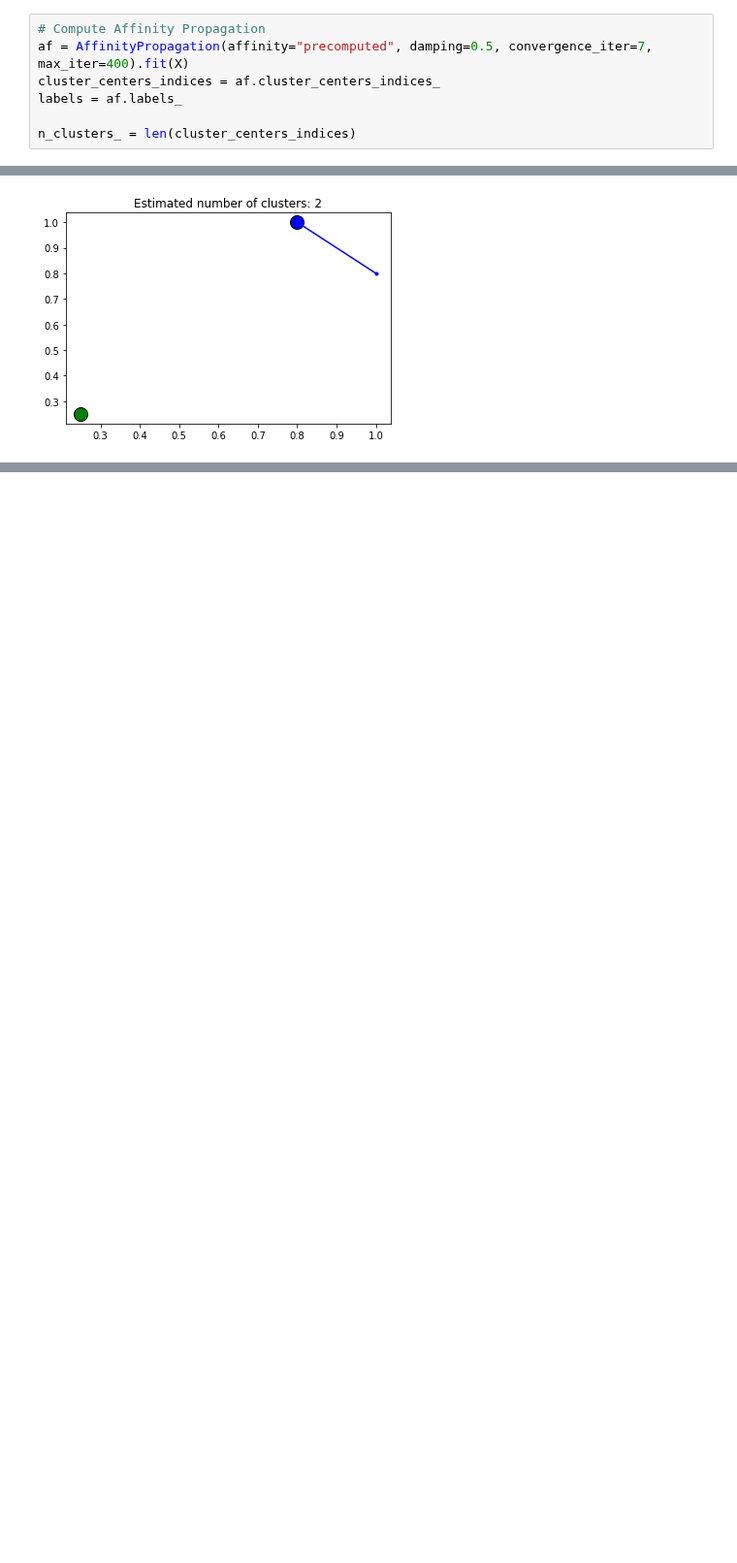
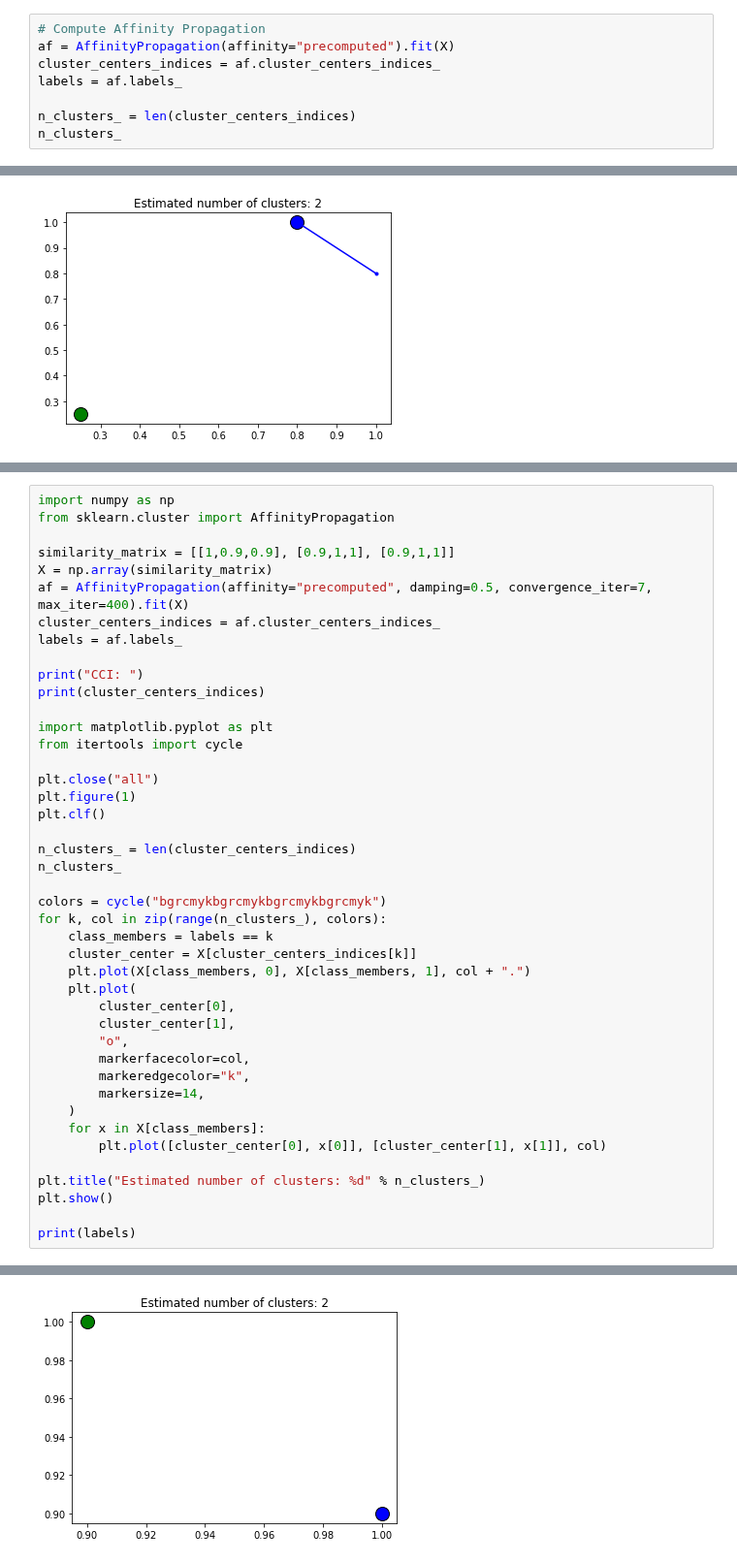
Before and after one commit to potatolas/final-year-project, a Jupyter notebook: demo-code/test4.ipynb, the cells around one changed output, grey strips where cells are left out. Shown at 97% size. Drawn from its saved outputs; the diff is of its cells as text; blank space fills up the shorter version.

```diff
--- a/demo-code/test4.ipynb
+++ b/demo-code/test4.ipynb
@@ -98,8 +98,9 @@ array([[1.  , 0.8 , 0.25],
        [0.25, 0.25, 1.  ]])
 # %%
 # Compute Affinity Propagation
-af = AffinityPropagation(affinity="precomputed", damping=0.5, convergence_iter=7, max_iter=400).fit(X)
+af = AffinityPropagation(affinity="precomputed").fit(X)
 cluster_centers_indices = af.cluster_centers_indices_
 labels = af.labels_
 
 n_clusters_ = len(cluster_centers_indices)
+n_clusters_
@@ -139,0 +139,44 @@ array([1, 2], dtype=int64)
+# %%
+import numpy as np
+from sklearn.cluster import AffinityPropagation
+
+similarity_matrix = [[1,0.9,0.9], [0.9,1,1], [0.9,1,1]]
+X = np.array(similarity_matrix)
+af = AffinityPropagation(affinity="precomputed", damping=0.5, convergence_iter=7, max_iter=400).fit(X)
+cluster_centers_indices = af.cluster_centers_indices_
+labels = af.labels_
+
+print("CCI: ")
+print(cluster_centers_indices)
+
+import matplotlib.pyplot as plt
+from itertools import cycle
+
+plt.close("all")
+plt.figure(1)
+plt.clf()
+
+n_clusters_ = len(cluster_centers_indices)
+n_clusters_
+
+colors = cycle("bgrcmykbgrcmykbgrcmykbgrcmyk")
+for k, col in zip(range(n_clusters_), colors):
+    class_members = labels == k
+    cluster_center = X[cluster_centers_indices[k]]
+    plt.plot(X[class_members, 0], X[class_members, 1], col + ".")
+    plt.plot(
+        cluster_center[0],
+        cluster_center[1],
+        "o",
+        markerfacecolor=col,
+        markeredgecolor="k",
+        markersize=14,
+    )
+    for x in X[class_members]:
+        plt.plot([cluster_center[0], x[0]], [cluster_center[1], x[1]], col)
+
+plt.title("Estimated number of clusters: %d" % n_clusters_)
+plt.show()
+
+print(labels)
+# %% [output]
@@ -139,0 +185 @@ array([1, 2], dtype=int64)
+[figure, added]
```
Also changed, not shown: parts of 4 cells of this notebook, 14 other files.
